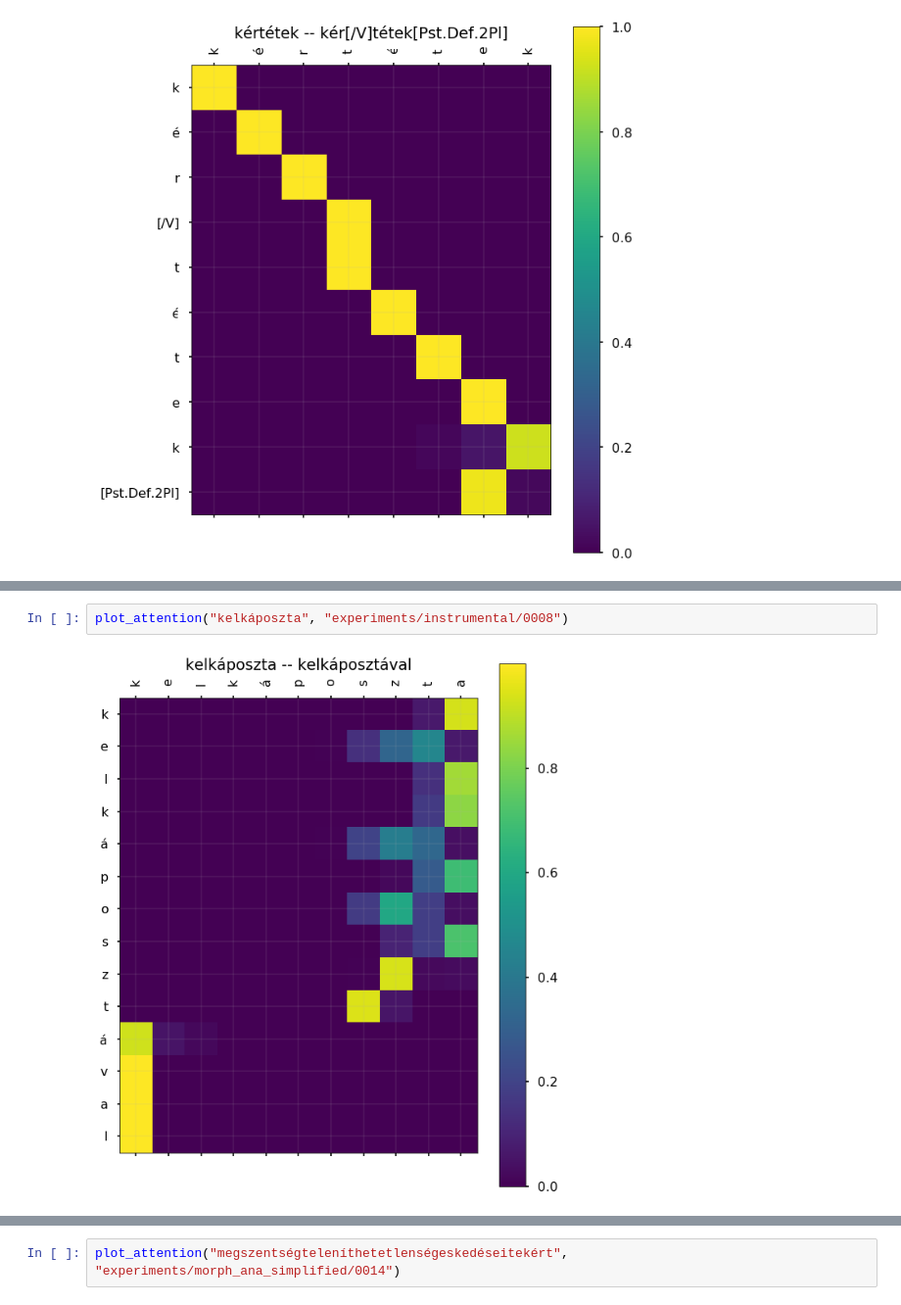
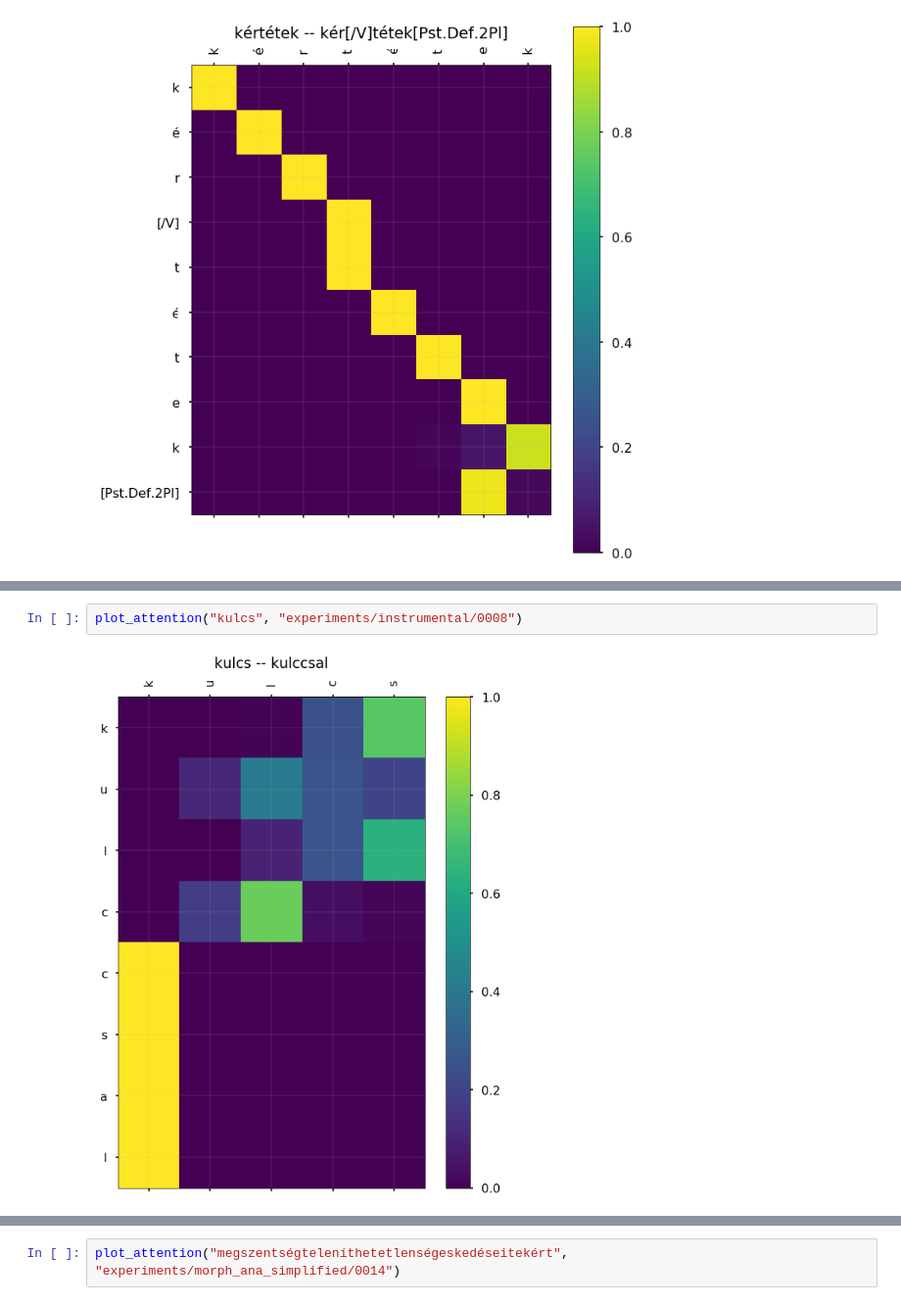
Before and after one commit to juditacs/presentations, a Jupyter notebook: dl_seminar/NMT.ipynb, the cells around one changed output, grey strips where cells are left out. Shown: that part at 98% size. Saved outputs shown, nothing was run; the diff lists cells and outputs as text.

```diff
--- a/dl_seminar/NMT.ipynb
+++ b/dl_seminar/NMT.ipynb
@@ -175,4 +240,4 @@ plot_attention("kértétek", "experiments/morph_ana_simplified/0014")
 # %%
-plot_attention("kelkáposzta", "experiments/instrumental/0008")
+plot_attention("kulcs", "experiments/instrumental/0008")
 # %% [output]
-[figure, old version]
+[figure, new version]
```
Also changed, not shown: parts of 14 cells of this notebook.
